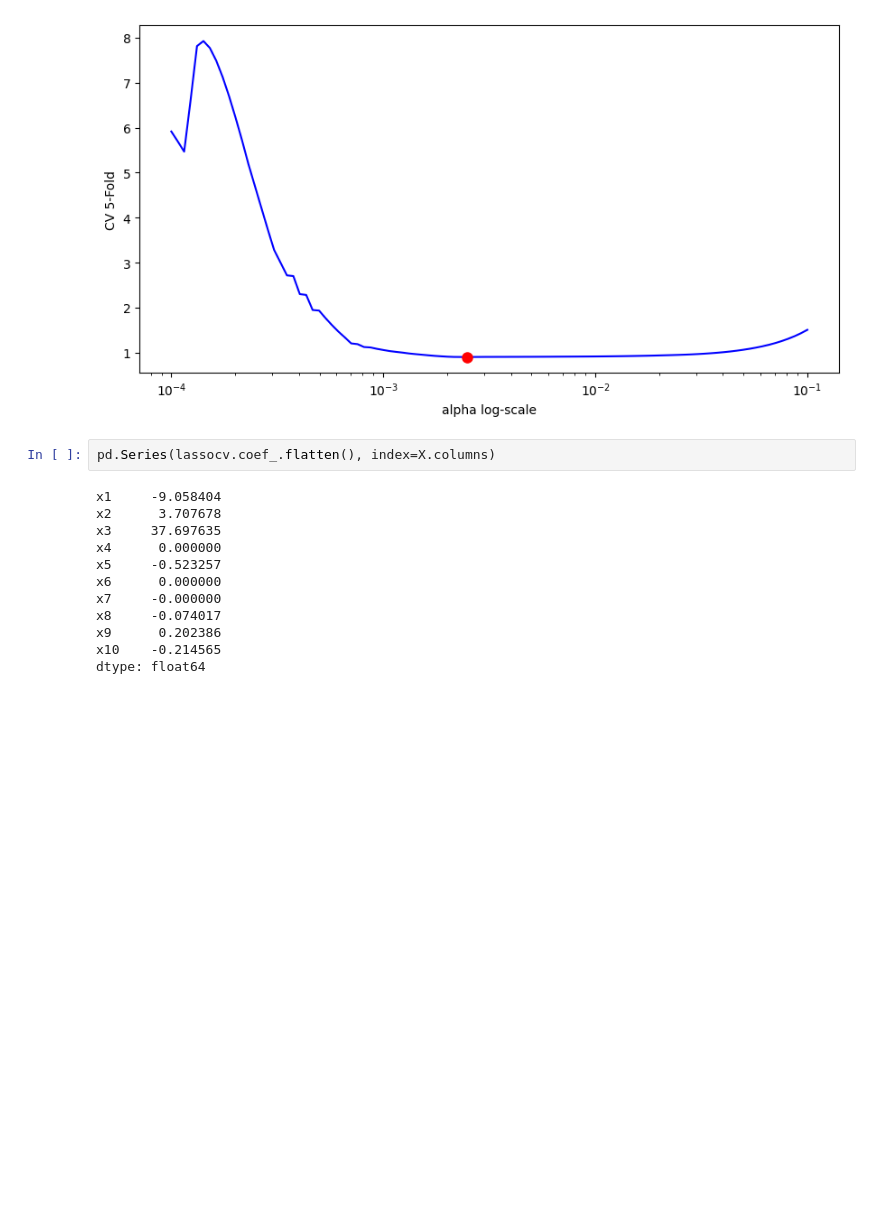
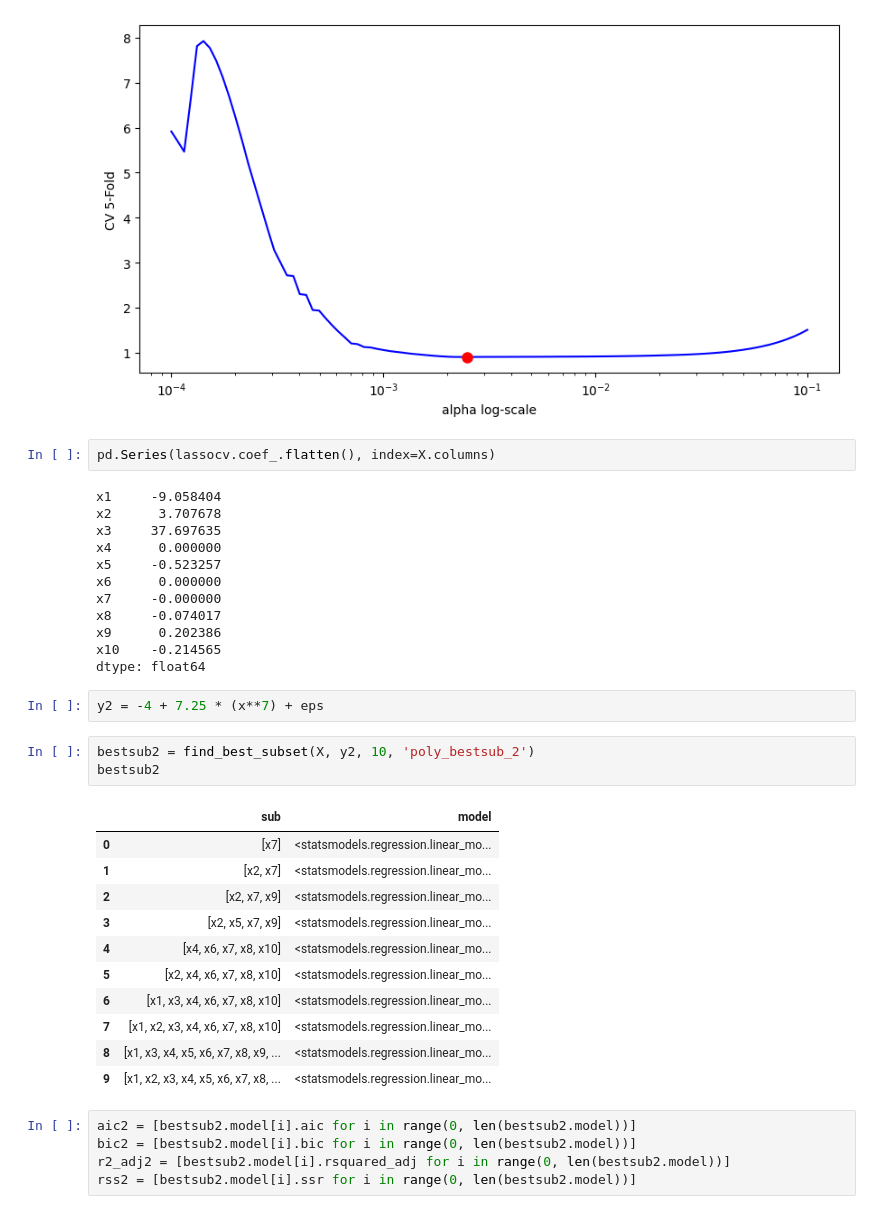
Before and after one commit to MaxBiber/statistics, a Jupyter notebook: forward_backward_stepwise_selection.ipynb, the cells around one changed output. Saved outputs shown, nothing was run; the diff lists cells and outputs as text; blank space fills up the shorter version.

```diff
--- a/forward_backward_stepwise_selection.ipynb
+++ b/forward_backward_stepwise_selection.ipynb
@@ -392,3 +392,25 @@ x8     -0.074017
 x9      0.202386
 x10    -0.214565
 dtype: float64
+# %%
+y2 = -4 + 7.25 * (x**7) + eps
+# %%
+bestsub2 = find_best_subset(X, y2, 10, 'poly_bestsub_2')
+bestsub2
+# %% [output]
+|  | sub | model |
+| 0 | [x7] | <statsmodels.regression.linear_mo... |
+| 1 | [x2, x7] | <statsmodels.regression.linear_mo... |
+| 2 | [x2, x7, x9] | <statsmodels.regression.linear_mo... |
+| 3 | [x2, x5, x7, x9] | <statsmodels.regression.linear_mo... |
+| 4 | [x4, x6, x7, x8, x10] | <statsmodels.regression.linear_mo... |
+| 5 | [x2, x4, x6, x7, x8, x10] | <statsmodels.regression.linear_mo... |
+| 6 | [x1, x3, x4, x6, x7, x8, x10] | <statsmodels.regression.linear_mo... |
+| 7 | [x1, x2, x3, x4, x6, x7, x8, x10] | <statsmodels.regression.linear_mo... |
+| 8 | [x1, x3, x4, x5, x6, x7, x8, x9, ... | <statsmodels.regression.linear_mo... |
+| 9 | [x1, x2, x3, x4, x5, x6, x7, x8, ... | <statsmodels.regression.linear_mo... |
+# %%
+aic2 = [bestsub2.model[i].aic for i in range(0, len(bestsub2.model))]
+bic2 = [bestsub2.model[i].bic for i in range(0, len(bestsub2.model))]
+r2_adj2 = [bestsub2.model[i].rsquared_adj for i in range(0, len(bestsub2.model))]
+rss2 = [bestsub2.model[i].ssr for i in range(0, len(bestsub2.model))]
```
Also changed, not shown: parts of 6 cells of this notebook, 1 other file.
